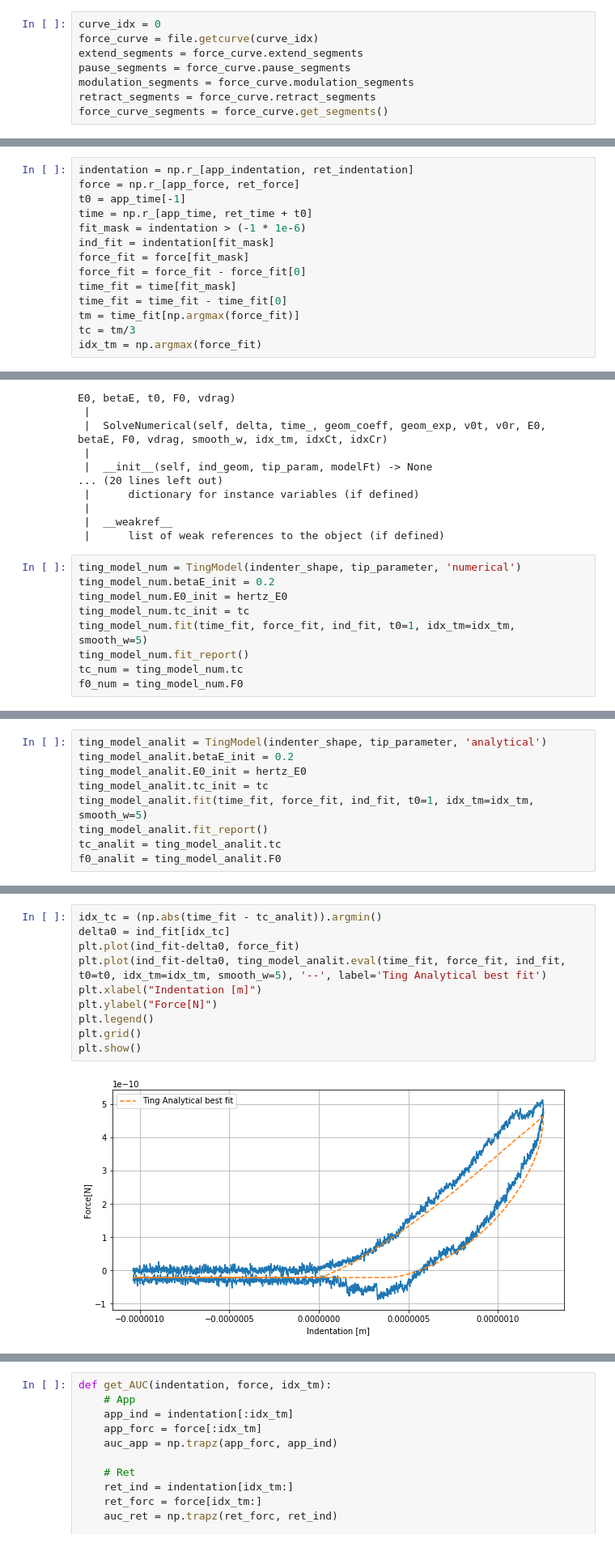
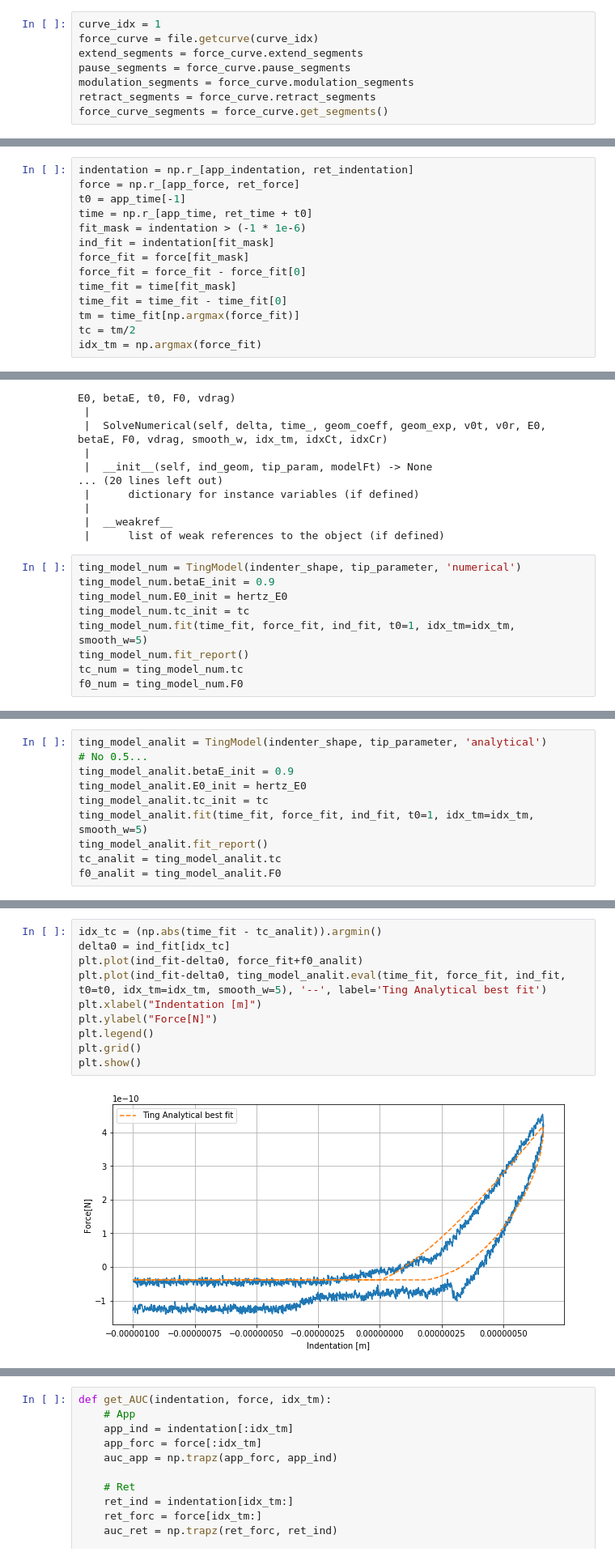
Before and after one commit to jlopezalo/PyFMRheo, a Jupyter notebook: examples/Ting Models Example.ipynb, the cells around one changed output, grey strips where cells are left out. Shown at 81% size. Cells and saved outputs as stored; diff of their text form.

```diff
--- a/examples/Ting Models Example.ipynb
+++ b/examples/Ting Models Example.ipynb
@@ -76,7 +76,7 @@ print(deflection_sensitivity)
 0.009727186009888375
 3.8481407868505814e-08
 # %%
-curve_idx = 0
+curve_idx = 1
 force_curve = file.getcurve(curve_idx)
 extend_segments = force_curve.extend_segments
 pause_segments = force_curve.pause_segments
@@ -249,7 +249,7 @@ force_fit = force_fit - force_fit[0]
 time_fit = time[fit_mask]
 time_fit = time_fit - time_fit[0]
 tm = time_fit[np.argmax(force_fit)]
-tc = tm/3
+tc = tm/2
 idx_tm = np.argmax(force_fit)
 # %%
 plt.plot(ind_fit, force_fit)
@@ -278,7 +278,7 @@ class TingModel(builtins.object)
  |      list of weak references to the object (if defined)
 # %%
 ting_model_num = TingModel(indenter_shape, tip_parameter, 'numerical')
-ting_model_num.betaE_init = 0.2
+ting_model_num.betaE_init = 0.9
 ting_model_num.E0_init = hertz_E0
 ting_model_num.tc_init = tc
 ting_model_num.fit(time_fit, force_fit, ind_fit, t0=1, idx_tm=idx_tm, smooth_w=5)
@@ -306,6 +306,7 @@ f0_num = ting_model_num.F0
 # %%
 ting_model_analit = TingModel(indenter_shape, tip_parameter, 'analytical')
-ting_model_analit.betaE_init = 0.2
+# No 0.5...
+ting_model_analit.betaE_init = 0.9
 ting_model_analit.E0_init = hertz_E0
 ting_model_analit.tc_init = tc
 ting_model_analit.fit(time_fit, force_fit, ind_fit, t0=1, idx_tm=idx_tm, smooth_w=5)
@@ -345,13 +346,13 @@ plt.show()
 # %%
 idx_tc = (np.abs(time_fit - tc_analit)).argmin()
 delta0 = ind_fit[idx_tc]
-plt.plot(ind_fit-delta0, force_fit)
+plt.plot(ind_fit-delta0, force_fit+f0_analit)
 plt.plot(ind_fit-delta0, ting_model_analit.eval(time_fit, force_fit, ind_fit, t0=t0, idx_tm=idx_tm, smooth_w=5), '--', label='Ting Analytical best fit')
 plt.xlabel("Indentation [m]")
 plt.ylabel("Force[N]")
 plt.legend()
 plt.grid()
 plt.show()
 # %% [output]
-[figure, old version]
+[figure, new version]
 # %%
```
Also changed, not shown: parts of 19 cells of this notebook, 1 other file.
